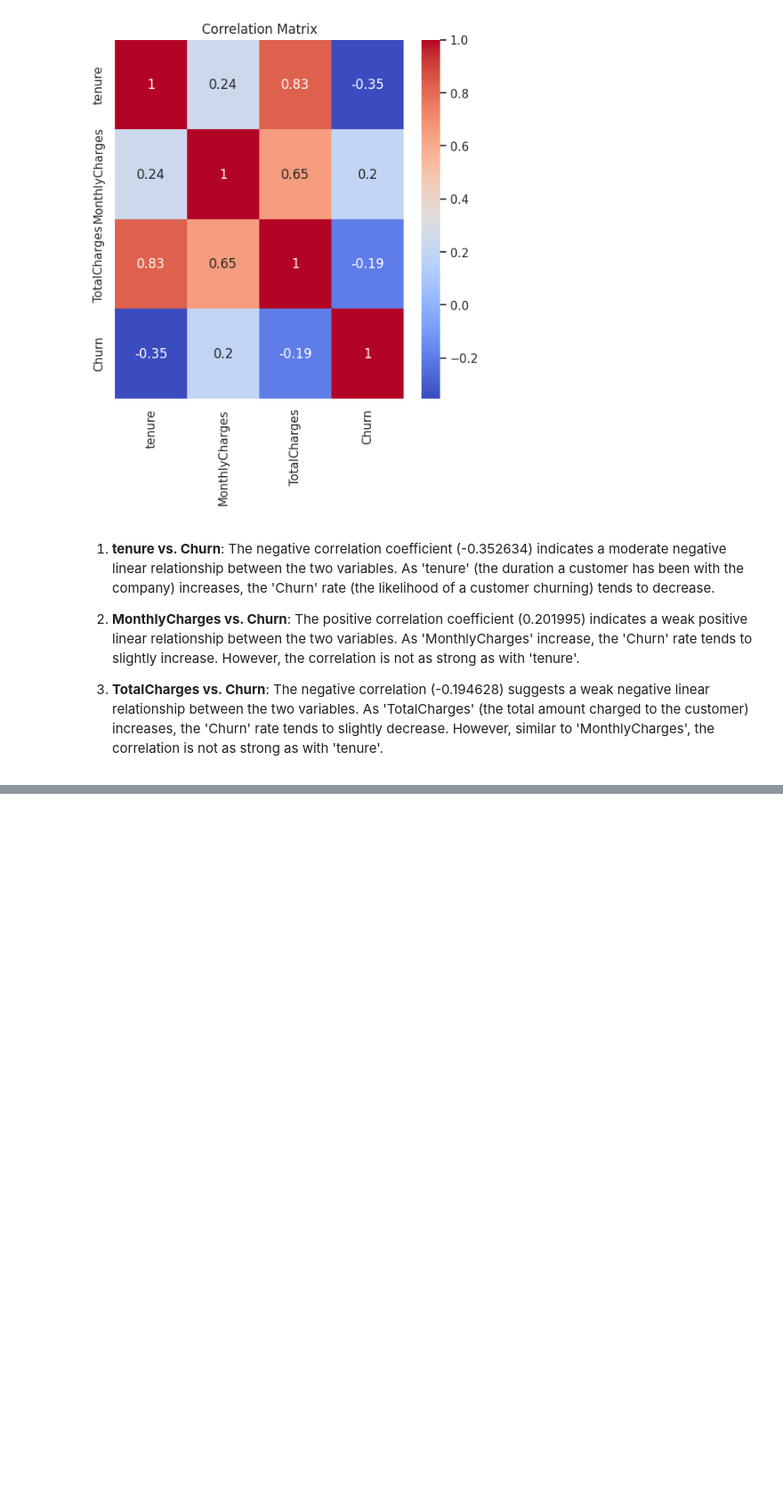
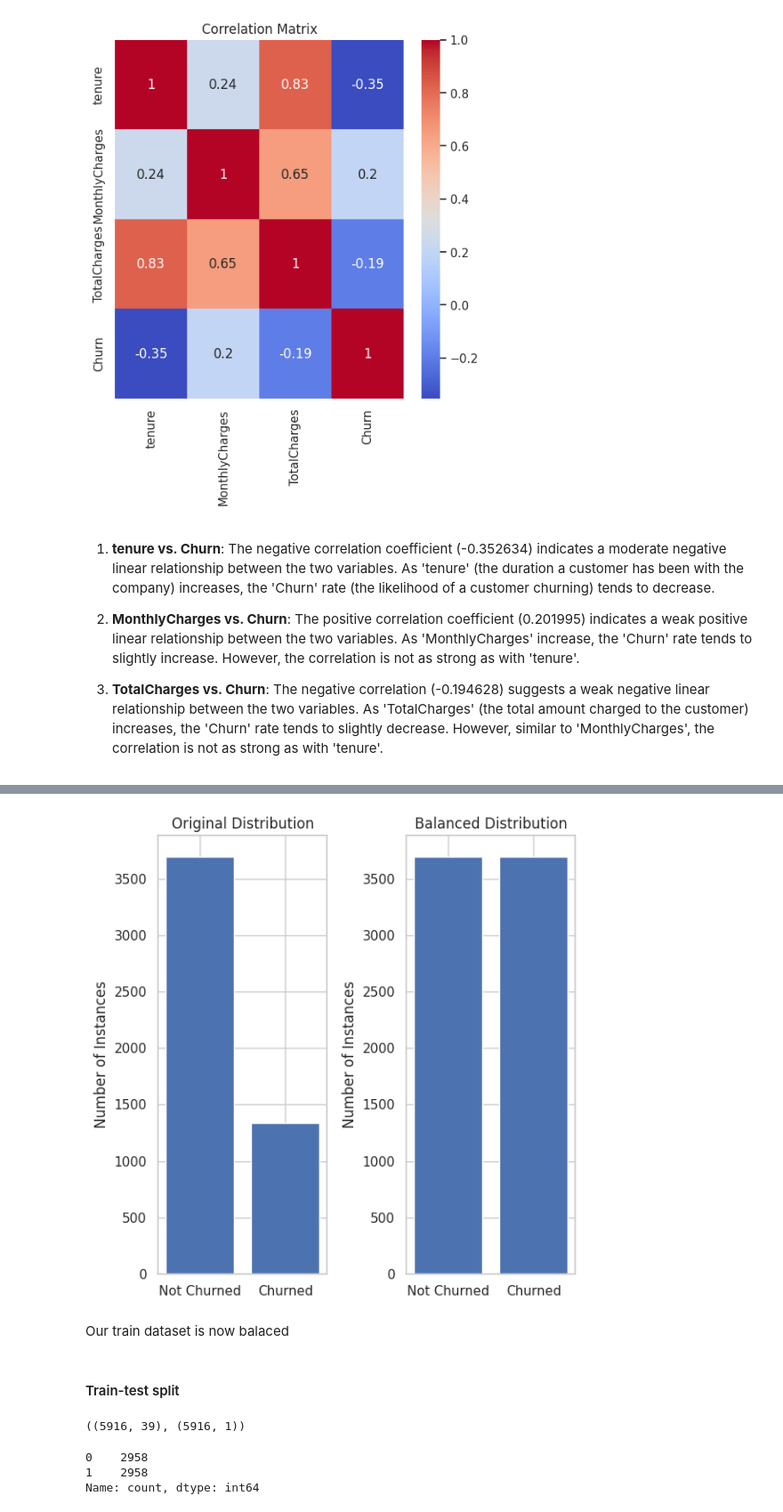
Before and after one commit to OAtulA/customer-churn-prediction, a Jupyter notebook: Project_notebook.ipynb, the cells around one changed output, grey strips where cells are left out. Shown at 89% size. Drawn from its saved outputs; the diff is of its cells as text; code cells hidden in the pictures; blank space fills up the shorter version.

```diff
--- a/Project_notebook.ipynb
+++ b/Project_notebook.ipynb
@@ -1120,0 +1218,3 @@ plt.show()
+# %%
+X = df_encode.drop(columns=['Churn'])
+y = df_encode['Churn']
@@ -1120,0 +1223,6 @@ plt.show()
+# %%
+# Encode the target variable (Churn) to have 0 or 1 instead of No or Yes
+
+labelEncoder = LabelEncoder()
+
+y = labelEncoder.fit_transform(y)
@@ -1120,0 +1271,2 @@ plt.show()
+# %%
+encoded_df.columns = encoded_df.columns.str.replace('onehotencoder__', '')
@@ -1120,0 +1329,36 @@ plt.show()
+# %%
+# apply SMOTE to the training data (oversampling)
+
+smote = SMOTE(random_state=42, k_neighbors=5, sampling_strategy='auto')
+
+X_resampled, y_resampled = smote.fit_resample(encoded_df, y)
+# %%
+fig, axes = plt.subplots(1, 2, figsize=(6, 6))
+
+# Plot the first bar graph for the original distribution
+unique, counts = np.unique(y, return_counts=True)
+axes[0].bar(unique, counts)
+axes[0].set_xticks([0, 1])
+axes[0].set_xticklabels(['Not Churned', 'Churned'])
+axes[0].set_ylabel('Number of Instances')
+axes[0].set_title('Original Distribution')
+
+# Plot the second bar graph for a separate y value
+unique2, counts2 = np.unique(y_resampled, return_counts=True)
+axes[1].bar(unique2, counts2)
+axes[1].set_xticks([0, 1])  # Adjust as needed
+axes[1].set_xticklabels(['Not Churned', 'Churned'])  # Adjust labels
+axes[1].set_ylabel('Number of Instances')
+axes[1].set_title('Balanced Distribution')
+
+# Adjust spacing between subplots
+plt.tight_layout()
+
+# Display the subplots
+plt.show()
+# %% [output]
+[figure, added]
+# %% [markdown]
+Our train dataset is now balaced
+# %% [markdown]
+#### Train-test split
@@ -1120,0 +1369,14 @@ plt.show()
+# %%
+# check shape after resampling
+
+pd.DataFrame(X_train).shape, pd.DataFrame(y_train).shape
+# %% [output]
+((5916, 39), (5916, 1))
+# %%
+# view class distribution
+
+pd.value_counts(pd.Series(y_train))
+# %% [output]
+0    2958
+1    2958
+Name: count, dtype: int64
```
Also changed, not shown: parts of 35 cells of this notebook, 1 other file.
